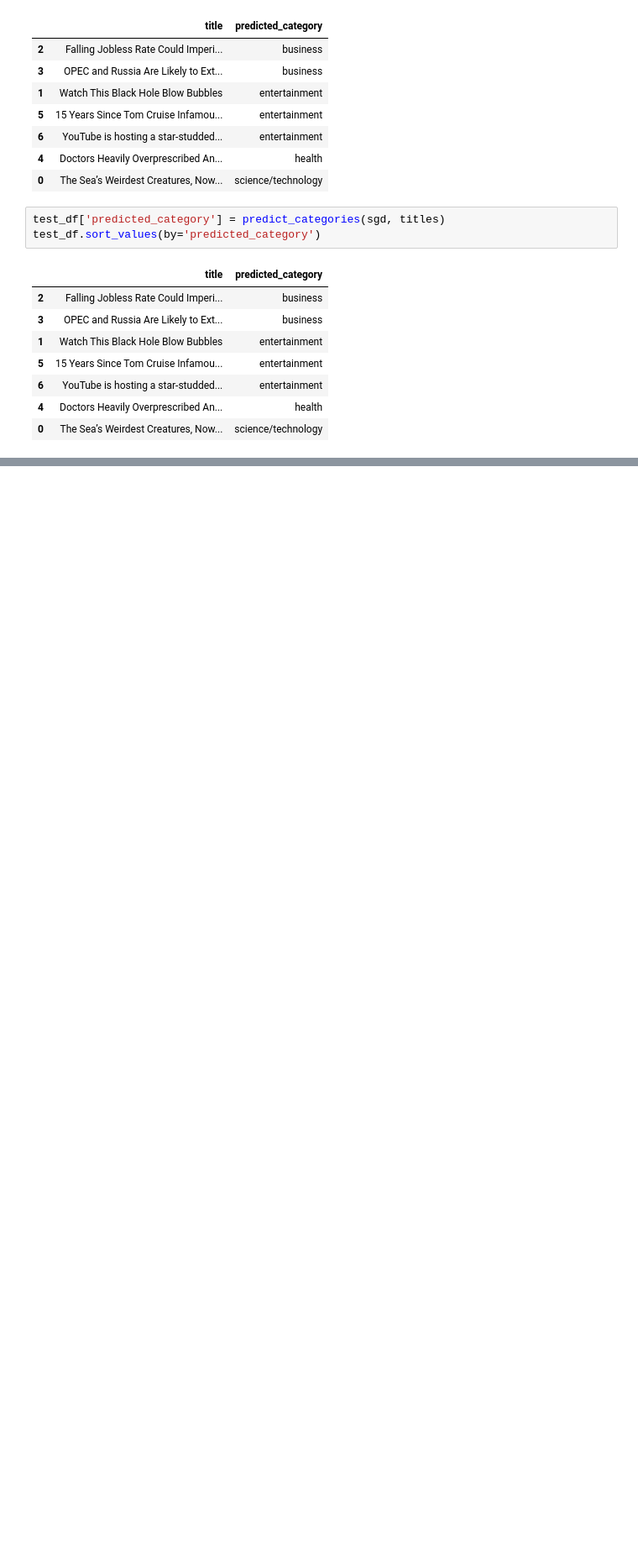
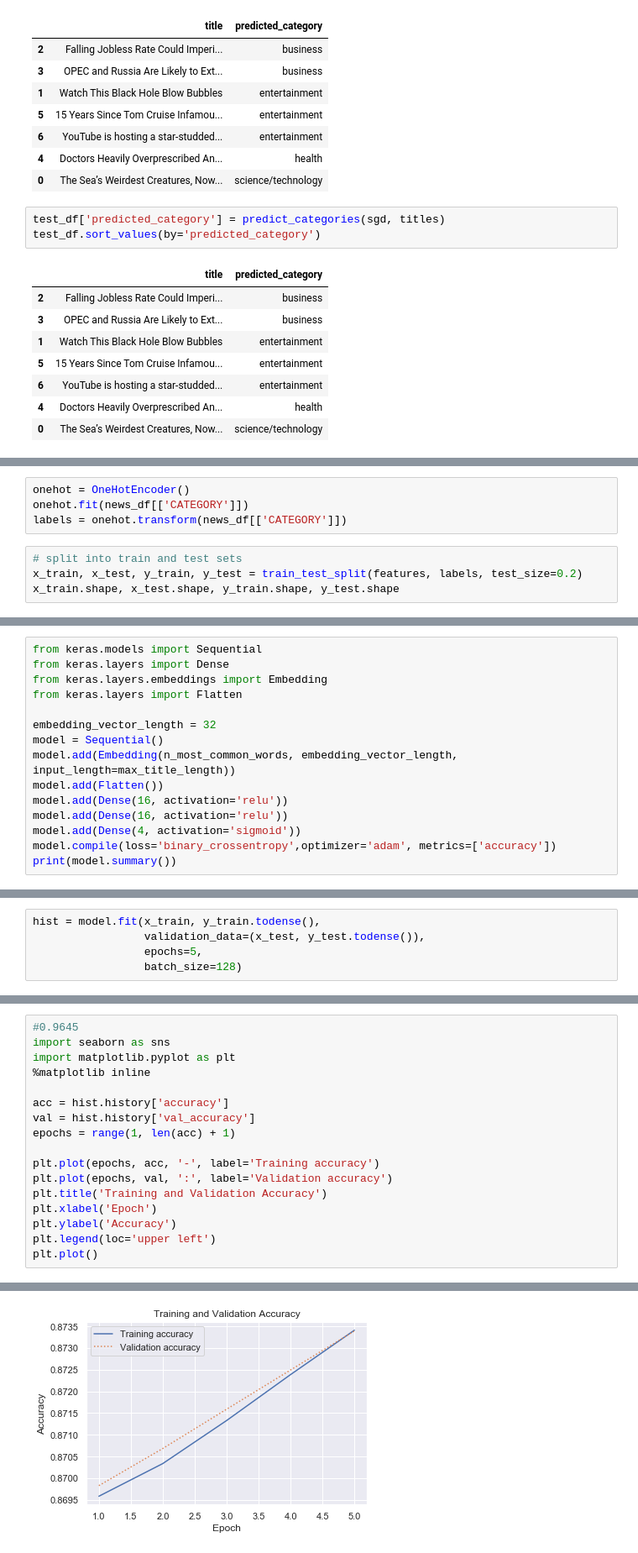
Before and after one commit to jonjau/msa, a Jupyter notebook: news-categorizer.ipynb, the cells around one changed output, grey strips where cells are left out. Shown at 84% size. Cells and saved outputs as stored; diff of their text form; blank space fills up the shorter version.

Commit message:
Added simple neural network with Keras

```diff
--- a/news-categorizer.ipynb
+++ b/news-categorizer.ipynb
@@ -212,0 +251,8 @@ test_df.sort_values(by='predicted_category')
+# %%
+onehot = OneHotEncoder()
+onehot.fit(news_df[['CATEGORY']])
+labels = onehot.transform(news_df[['CATEGORY']])
+# %%
+# split into train and test sets
+x_train, x_test, y_train, y_test = train_test_split(features, labels, test_size=0.2)
+x_train.shape, x_test.shape, y_train.shape, y_test.shape
@@ -212,0 +261,15 @@ test_df.sort_values(by='predicted_category')
+# %%
+from keras.models import Sequential
+from keras.layers import Dense
+from keras.layers.embeddings import Embedding
+from keras.layers import Flatten
+
+embedding_vector_length = 32
+model = Sequential()
+model.add(Embedding(n_most_common_words, embedding_vector_length, input_length=max_title_length))
+model.add(Flatten())
+model.add(Dense(16, activation='relu'))
+model.add(Dense(16, activation='relu'))
+model.add(Dense(4, activation='sigmoid'))
+model.compile(loss='binary_crossentropy',optimizer='adam', metrics=['accuracy'])
+print(model.summary())
@@ -212,0 +296,5 @@ test_df.sort_values(by='predicted_category')
+# %%
+hist = model.fit(x_train, y_train.todense(),
+                 validation_data=(x_test, y_test.todense()),
+                 epochs=5,
+                 batch_size=128)
@@ -212,0 +305,18 @@ test_df.sort_values(by='predicted_category')
+# %%
+#0.9645
+import seaborn as sns
+import matplotlib.pyplot as plt
+%matplotlib inline
+
+acc = hist.history['accuracy']
+val = hist.history['val_accuracy']
+epochs = range(1, len(acc) + 1)
+
+plt.plot(epochs, acc, '-', label='Training accuracy')
+plt.plot(epochs, val, ':', label='Validation accuracy')
+plt.title('Training and Validation Accuracy')
+plt.xlabel('Epoch')
+plt.ylabel('Accuracy')
+plt.legend(loc='upper left')
+plt.plot()
+# %% [output]
@@ -212,0 +324 @@ test_df.sort_values(by='predicted_category')
+[figure, added]
```
Also changed, not shown: parts of 23 cells of this notebook.
